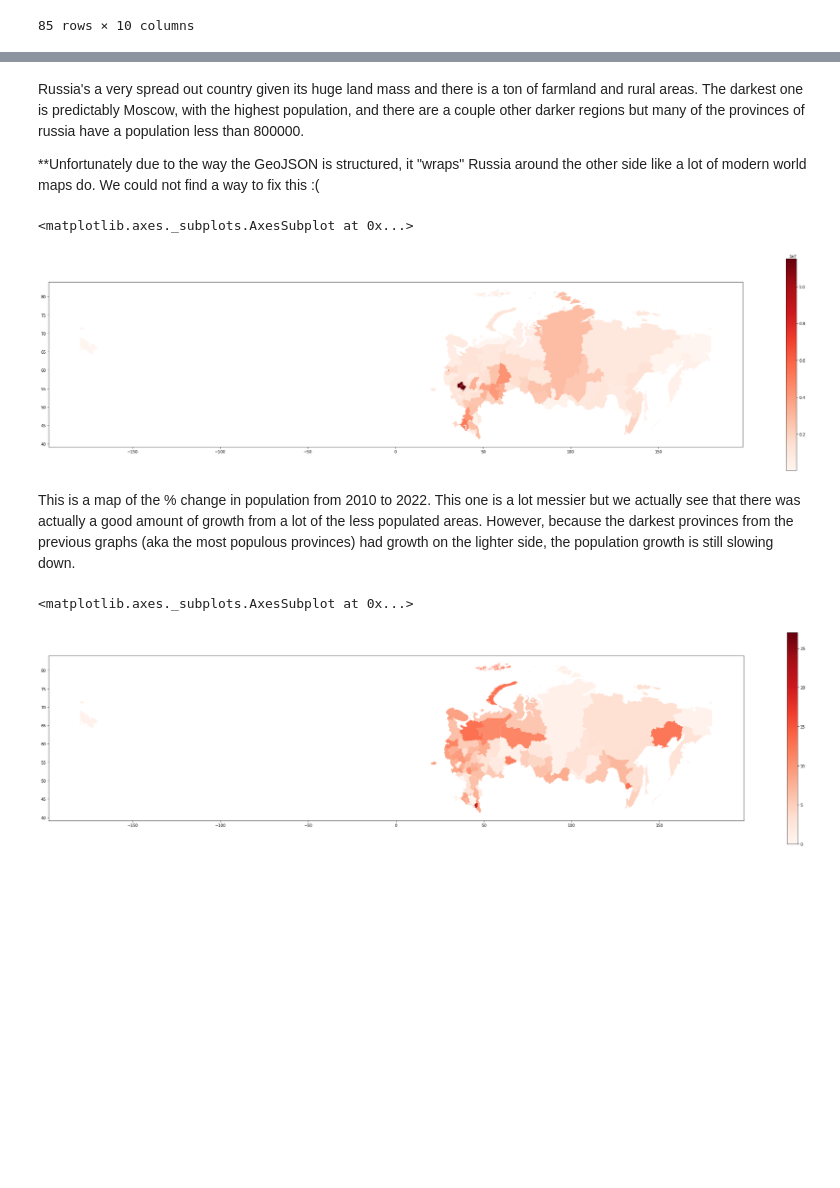
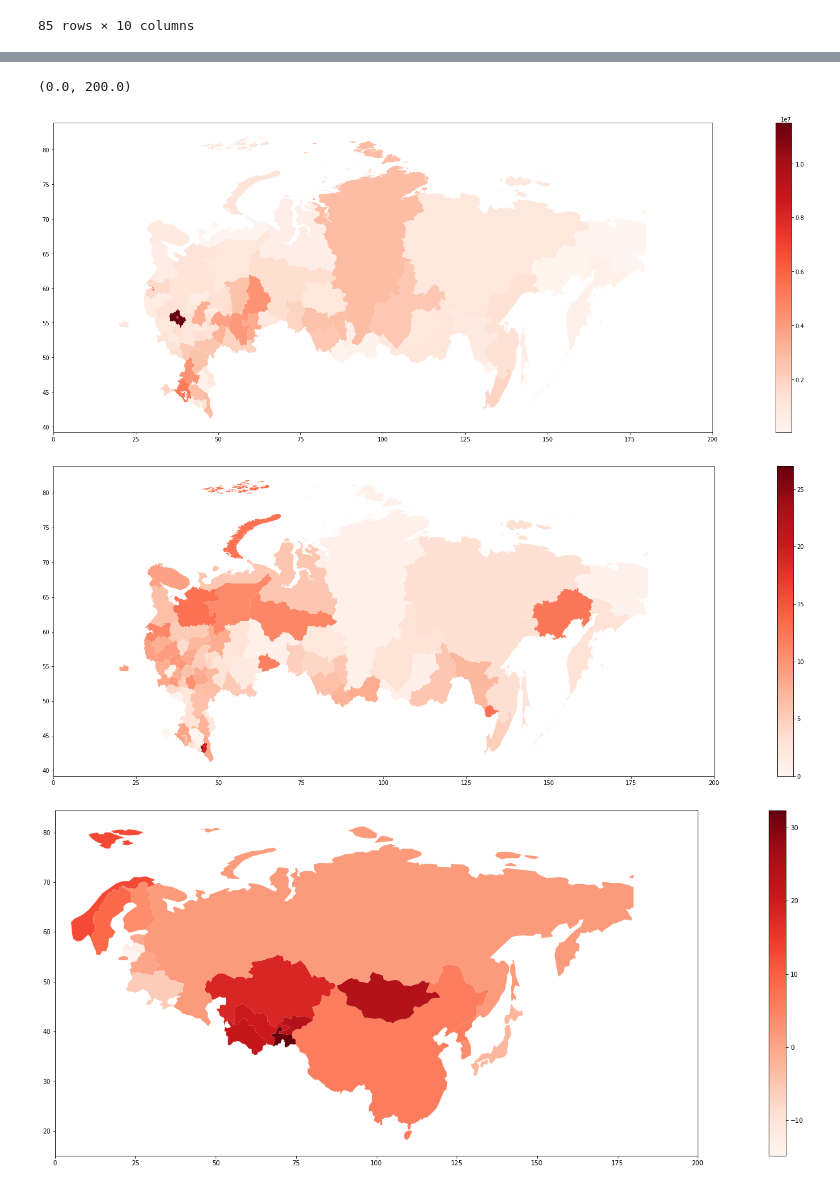
Before and after one commit to seank934/project1, a Jupyter notebook: project_1_envecon_153.ipynb, the cells around one changed output, grey strips where cells are left out. Cells and saved outputs as stored; diff of their text form; code cells hidden in the pictures; blank space fills up the shorter version.

```diff
--- a/project_1_envecon_153.ipynb
+++ b/project_1_envecon_153.ipynb
@@ -382,11 +317,9 @@ merged
-# %% [markdown]
-Russia's a very spread out country given its huge land mass and there is a ton of farmland and rural areas. The darkest one is predictably Moscow, with the highest population, and there are a couple other darker regions but many of the provinces of russia have a population less than 800000.
-
-**Unfortunately due to the way the GeoJSON is structured, it "wraps" Russia around the other side like a lot of modern world maps do. We could not find a way to fix this :(
 # %%
+# plot populations of provinces in Russia in 2010
 merged.plot("Population 2010", legend=True, figsize=(40,10), cmap="Reds")
+plt.xlim([0,200])
 # %% [output]
-<matplotlib.axes._subplots.AxesSubplot at 0x...>
+(0.0, 200.0)
-[figure, old version]
+[figure, new version]
+[figure, added]
+[figure, added]
-# %% [markdown]
-This is a map of the % change in population from 2010 to 2022. This one is a lot messier but we actually see that there was actually a good amount of growth from a lot of the less populated areas. However, because the darkest provinces from the previous graphs (aka the most populous provinces) had growth on the lighter side, the population growth is still slowing down.
@@ -393,5 +330,4 @@ This is a map of the % change in population from 2010 to 2022. This one is a lot
 # %%
-merged.plot("% change", legend=True, figsize=(40,10), cmap="Reds")
+# plot % change in population from 2010 to 2022 of Russia and surrounding countries
+merged2.plot("growth %", legend=True, figsize=(40,10), cmap="Reds")
+plt.xlim([0,200])
-# %% [output]
-<matplotlib.axes._subplots.AxesSubplot at 0x...>
-[figure, removed]
```
Also changed, not shown: parts of 23 cells of this notebook.
